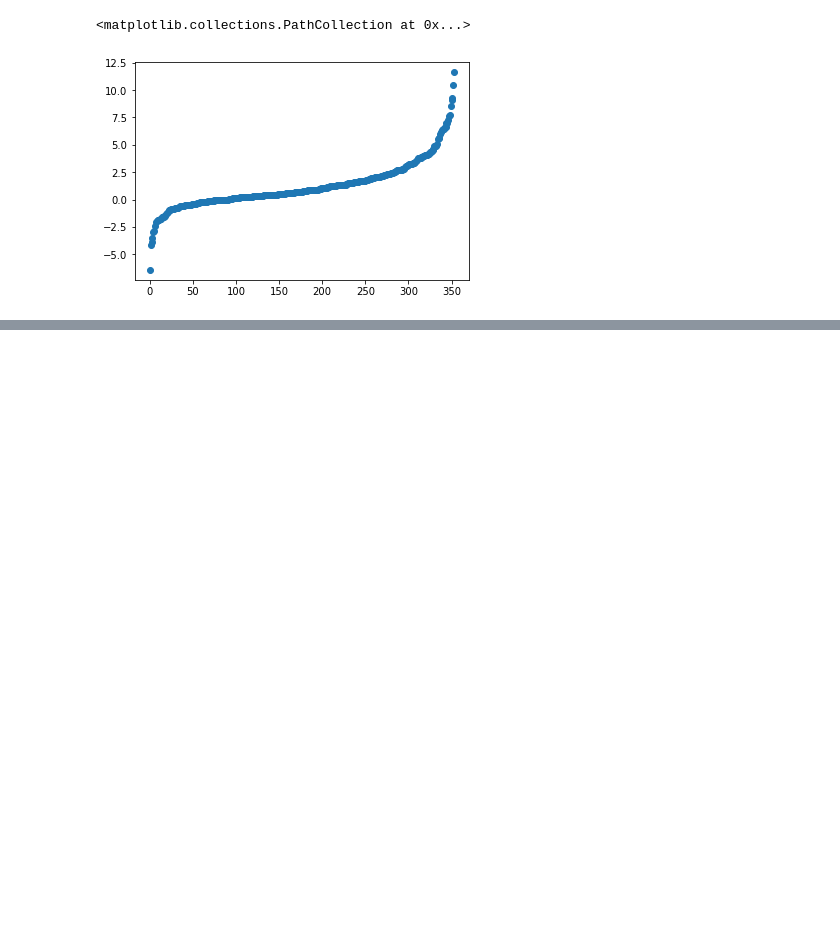
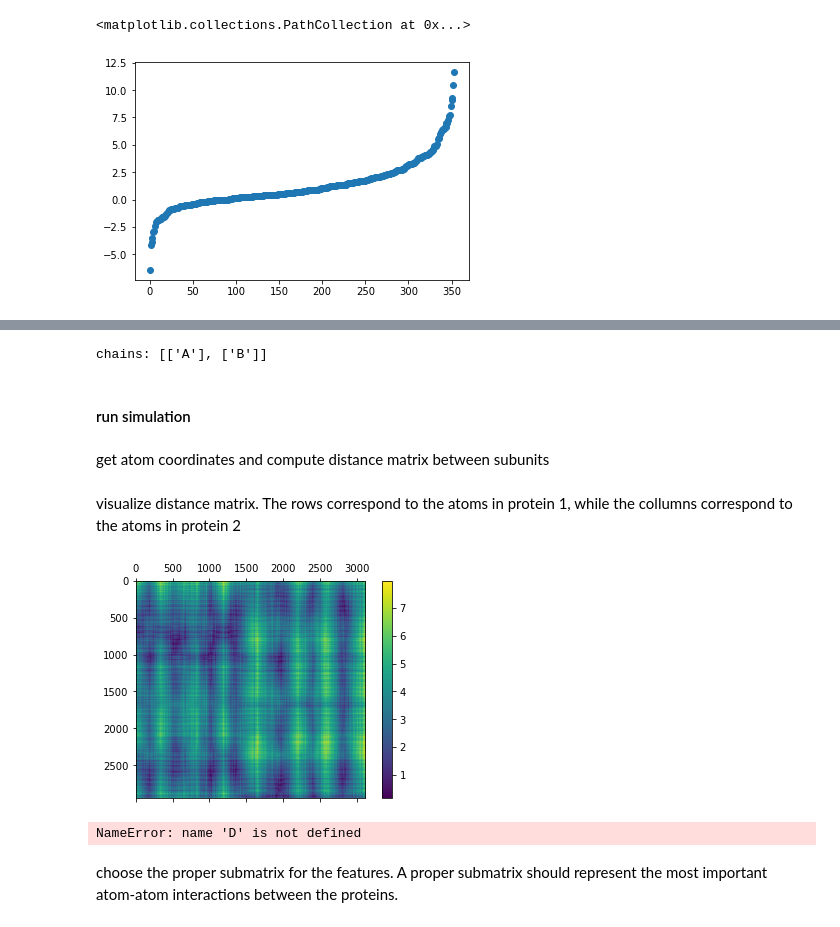
Before and after one commit to maximocrv/ml_protein_interactions, a Jupyter notebook: notebooks/data_exploration.ipynb, the cells around one changed output, grey strips where cells are left out. Cells and saved outputs as stored; diff of their text form; code cells hidden in the pictures; blank space fills up the shorter version.

Commit message:
added Dist matrix example in data_exploration

```diff
--- a/notebooks/data_exploration.ipynb
+++ b/notebooks/data_exploration.ipynb
@@ -29,0 +37,14 @@ plt.scatter(np.arange(len(y_te)), np.sort(y_te))
+# %%
+pdb = pmd.load_file(pdb_path + fname)
+pdb.save('/tmp/' + fname, overwrite=True)
+
+fixer = PDBFixer(filename='/tmp/' + fname)
+Path('/tmp/' + fname).unlink()
+fixer.findMissingResidues()
+fixer.findNonstandardResidues()
+# print(f'number of non-standard residues in {fname}: {len(fixer.nonstandardResidues)}')
+fixer.replaceNonstandardResidues()
+fixer.removeHeterogens(False)
+fixer.findMissingAtoms()
+fixer.addMissingAtoms()
+fixer.addMissingHydrogens(7.0)
@@ -29,0 +53,4 @@ plt.scatter(np.arange(len(y_te)), np.sort(y_te))
+# %%
+forcefield = so.app.ForceField('amber14-all.xml', 'amber14/tip3pfb.xml')
+system = forcefield.createSystem(fixer.topology, nonbondedMethod=so.app.NoCutoff)
+param = pmd.openmm.load_topology(fixer.topology, system=system, xyz=fixer.positions)
@@ -29,0 +59,10 @@ plt.scatter(np.arange(len(y_te)), np.sort(y_te))
+# %%
+# get indices of atoms for the 2 interacting subunits
+base_fname = fname.split('.')[0]
+sub_unit_chains = [[char for char in subchain] for subchain  in base_fname.split('_')[1:3]]
+print(f'chains: {sub_unit_chains}')
+ids0, ids1 = (np.where(param.to_dataframe()['chain'].isin(cids))[0] for cids in sub_unit_chains)
+# %% [output]
+chains: [['A'], ['B']]
+# %% [markdown]
+#### run simulation
@@ -29,0 +102,25 @@ plt.scatter(np.arange(len(y_te)), np.sort(y_te))
+# %% [markdown]
+get atom coordinates and compute distance matrix between subunits
+# %%
+state = simulation.context.getState(getPositions=True)
+xyz = state.getPositions(asNumpy=True)
+D = np.linalg.norm(np.expand_dims(xyz[ids0], 1) - np.expand_dims(xyz[ids1], 0), axis=2) * su.angstrom
+# %% [markdown]
+visualize distance matrix. The rows correspond to the atoms in protein 1, while the collumns correspond to the atoms in protein 2
+# %%
+import matplotlib.pyplot as plt
+figure = plt.figure()
+axes = figure.add_subplot(111)
+
+caxes = axes.matshow(D)
+figure.colorbar(caxes)
+
+plt.show()
+# %% [output]
+[figure, added]
+# %%
+D.shape
+# %% [output]
+NameError: name 'D' is not defined
+# %% [markdown]
+choose the proper submatrix for the features. A proper submatrix should represent the most important atom-atom interactions between the proteins.
```
Also changed, not shown: parts of 10 cells of this notebook, 2 other files.
